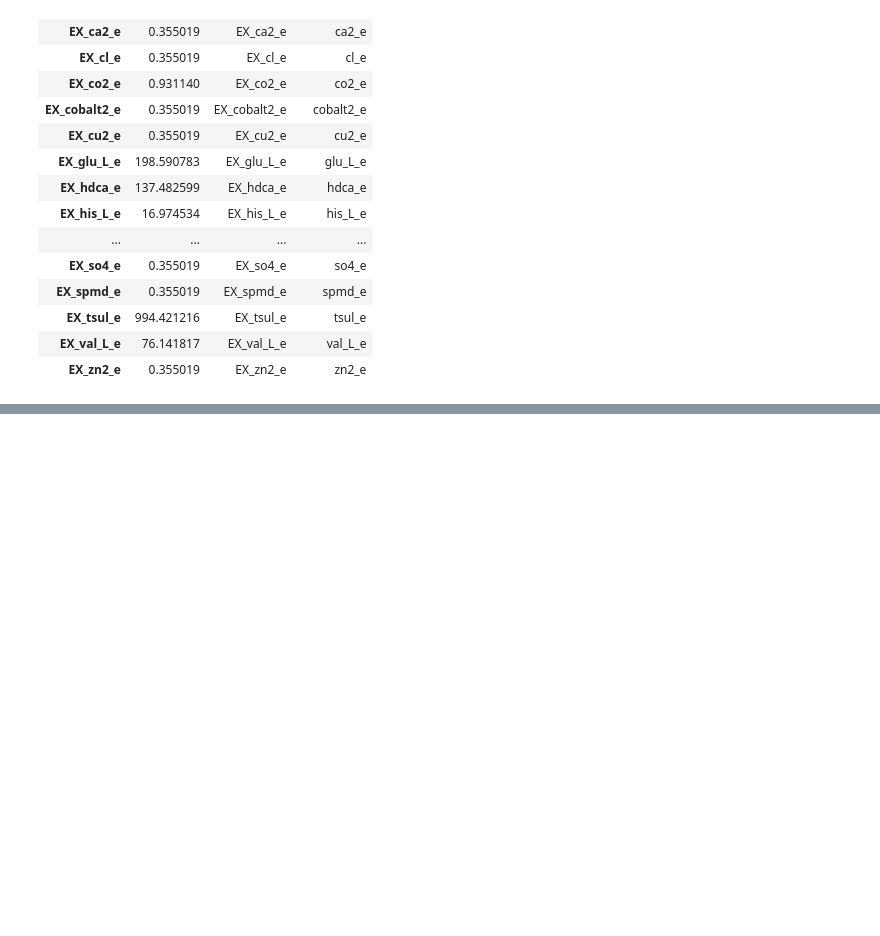
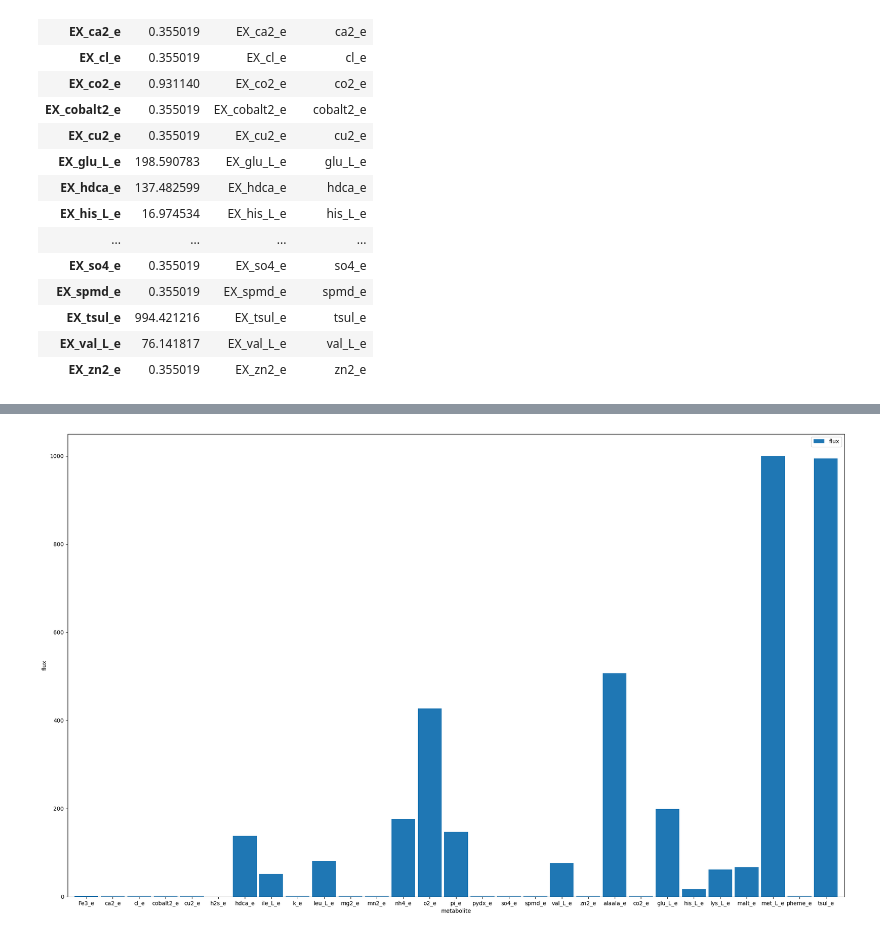
Before and after one commit to BondonMickael/M_xanthus-E_coli-Predation, a Jupyter notebook: notebooks/test_growth.ipynb, the cells around one changed output, grey strips where cells are left out. Saved outputs shown, nothing was run; the diff lists cells and outputs as text; code cells hidden in the pictures; blank space fills up the shorter version.

```diff
--- a/notebooks/test_growth.ipynb
+++ b/notebooks/test_growth.ipynb
@@ -812,0 +885,4 @@ ax2 = df2.plot.bar(x="reaction", y="flux", rot=0)
+# %%
+ax2 = df2.plot.bar(x="metabolite", y=["flux"], rot=0, figsize=(25, 15), width = 0.9, ylabel = "flux")
+# %% [output]
+[figure, added]
```
Also changed, not shown: parts of 23 cells of this notebook, 6 other files.
